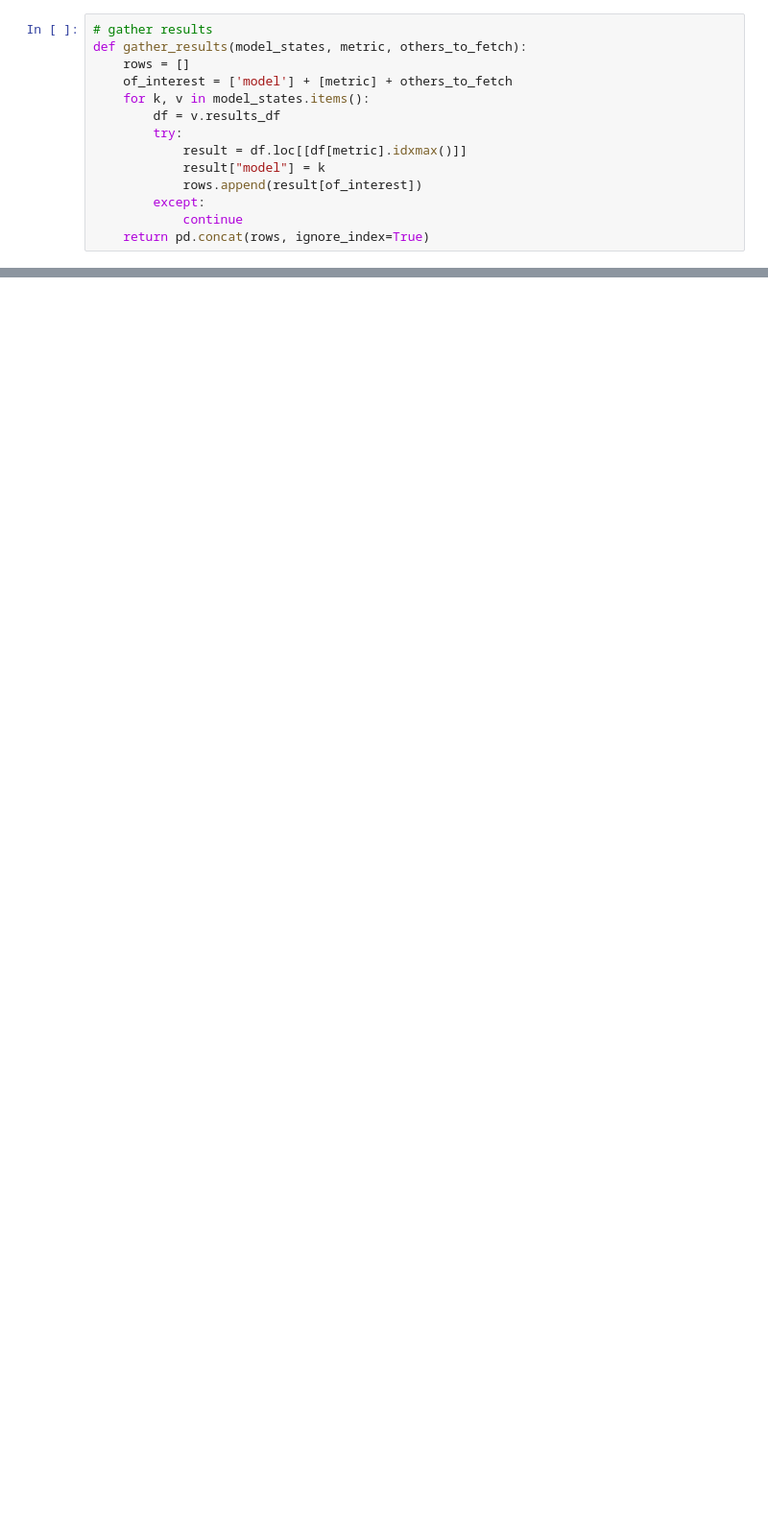
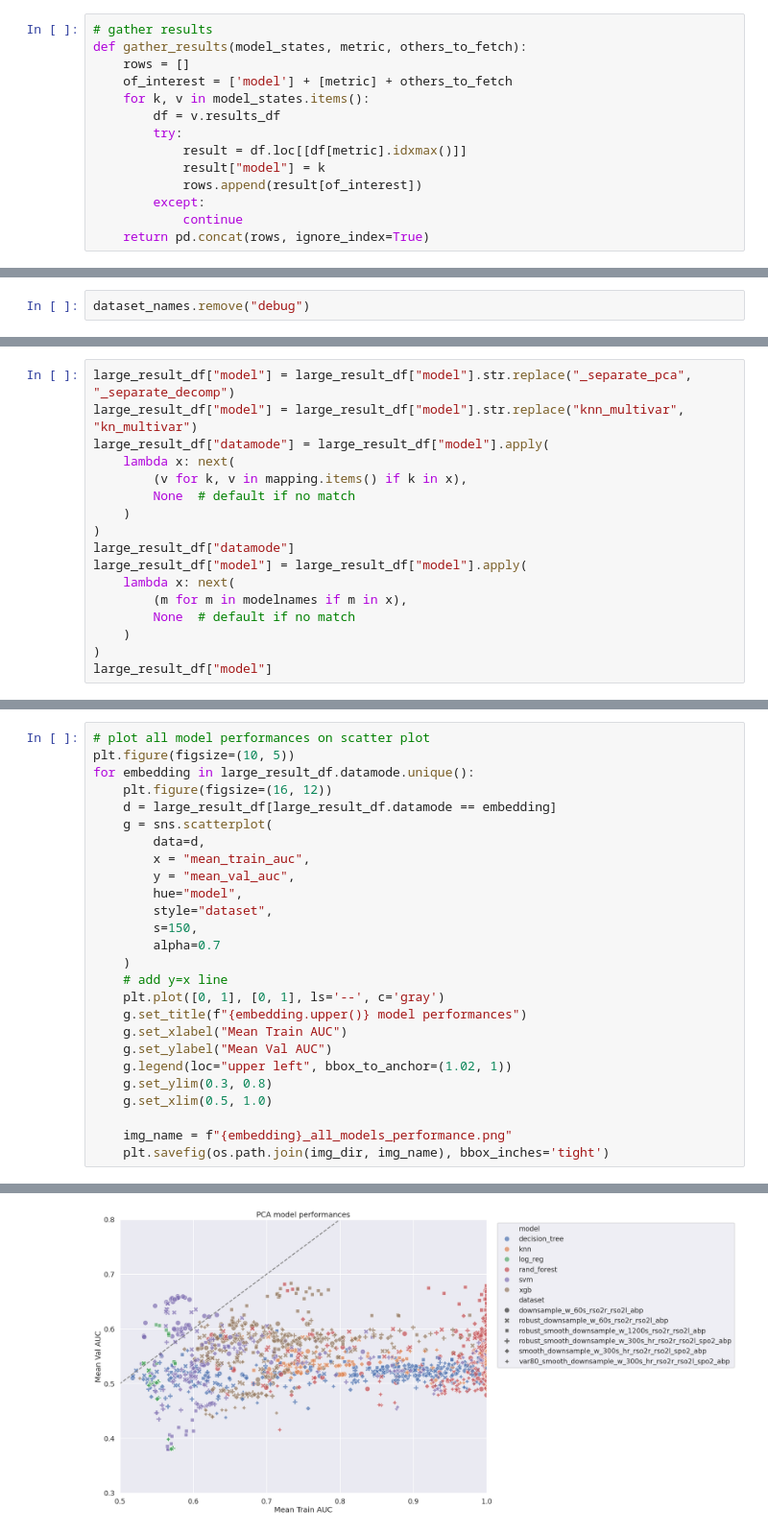
Before and after one commit to mattrosati/accelerate, a Jupyter notebook: notebooks/overfit.ipynb, the cells around one changed output, grey strips where cells are left out. Shown at 96% size. Saved outputs shown, nothing was run; the diff lists cells and outputs as text; blank space fills up the shorter version.

Commit message:
Scatterplot of all models

```diff
--- a/notebooks/overfit.ipynb
+++ b/notebooks/overfit.ipynb
@@ -127,0 +121,2 @@ print(r)
+# %%
+dataset_names.remove("debug")
@@ -127,0 +188,17 @@ print(r)
+# %%
+large_result_df["model"] = large_result_df["model"].str.replace("_separate_pca", "_separate_decomp")
+large_result_df["model"] = large_result_df["model"].str.replace("knn_multivar", "kn_multivar")
+large_result_df["datamode"] = large_result_df["model"].apply(
+    lambda x: next(
+        (v for k, v in mapping.items() if k in x),
+        None  # default if no match
+    )
+)
+large_result_df["datamode"]
+large_result_df["model"] = large_result_df["model"].apply(
+    lambda x: next(
+        (m for m in modelnames if m in x),
+        None  # default if no match
+    )
+)
+large_result_df["model"]
@@ -127,0 +226,27 @@ print(r)
+# %%
+# plot all model performances on scatter plot
+plt.figure(figsize=(10, 5))
+for embedding in large_result_df.datamode.unique():
+    plt.figure(figsize=(16, 12))
+    d = large_result_df[large_result_df.datamode == embedding]
+    g = sns.scatterplot(
+        data=d,
+        x = "mean_train_auc",
+        y = "mean_val_auc",
+        hue="model",
+        style="dataset",
+        s=150,
+        alpha=0.7
+    )
+    # add y=x line
+    plt.plot([0, 1], [0, 1], ls='--', c='gray')
+    g.set_title(f"{embedding.upper()} model performances")
+    g.set_xlabel("Mean Train AUC")
+    g.set_ylabel("Mean Val AUC")
+    g.legend(loc="upper left", bbox_to_anchor=(1.02, 1))
+    g.set_ylim(0.3, 0.8)
+    g.set_xlim(0.5, 1.0)
+
+    img_name = f"{embedding}_all_models_performance.png"
+    plt.savefig(os.path.join(img_dir, img_name), bbox_inches='tight')
+# %% [output]
@@ -127,0 +254 @@ print(r)
+[figure, added]
```
Also changed, not shown: parts of 28 cells of this notebook.
